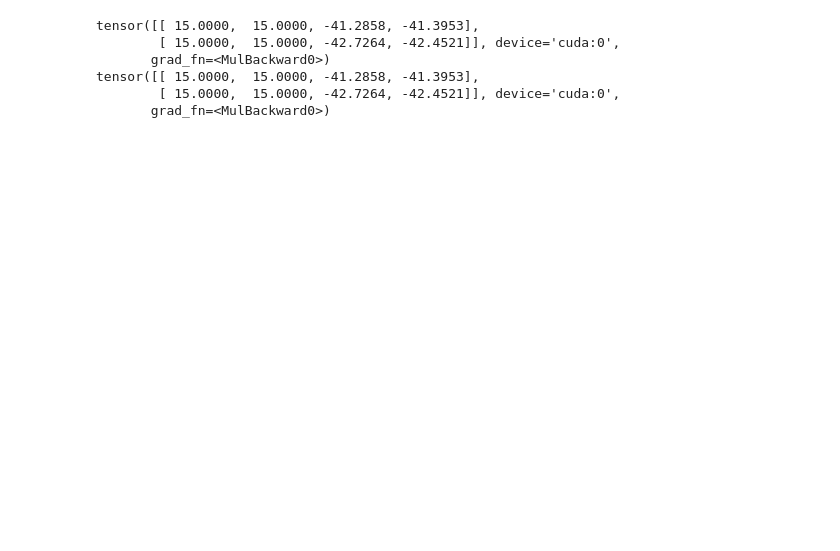
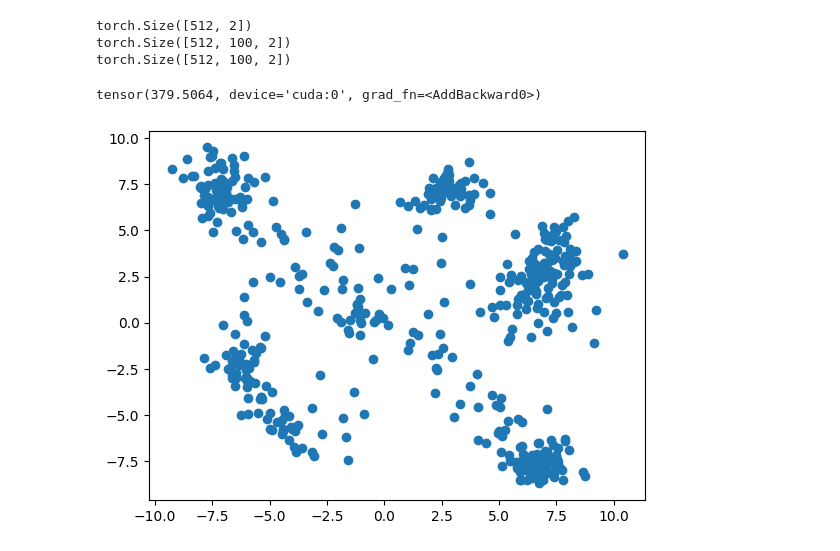
Before and after one commit to KevinRojas1499/variational-sb, a Jupyter notebook: sb_tutorial.ipynb, the cells around one changed output. Drawn from its saved outputs; the diff is of its cells as text; code cells hidden in the pictures; blank space fills up the shorter version.

```diff
--- a/sb_tutorial.ipynb
+++ b/sb_tutorial.ipynb
@@ -41,15 +14,0 @@ sb.forward_score = model_forward
-# %%
-from utils.misc import batch_matrix_product
-
-t = torch.linspace(0,1,2, device=device).unsqueeze(0)
-x = torch.ones((2,4), device=device)
-x[:,-2:]*=3
-print(.5 * sb.beta(t) * batch_matrix_product(-sb.D(t),x))
-print(sb.drift(x,t,True))
-# %% [output]
-tensor([[ 15.0000,  15.0000, -41.2858, -41.3953],
-        [ 15.0000,  15.0000, -42.7264, -42.4521]], device='cuda:0',
-       grad_fn=<MulBackward0>)
-tensor([[ 15.0000,  15.0000, -41.2858, -41.3953],
-        [ 15.0000,  15.0000, -42.7264, -42.4521]], device='cuda:0',
-       grad_fn=<MulBackward0>)
@@ -56,19 +26,51 @@ tensor([[ 15.0000,  15.0000, -41.2858, -41.3953],
 # %%
-data = dataset.sample(1000).to(device=device)
+data = dataset.sample(512).to(device=device)
 # aug_data = torch.cat((data, torch.zeros_like(data)),dim=-1)
 time_pts = torch.linspace(0,1,100, device=device)
-backward = False
+backward = True
 
 
 itr=2000
 model_path = f'./checkpoints/spiral_sb/itr_{itr}'
 
 # model_path = f'./checkpoints/cld/itr_{itr}'
-model_backward = torch.load(os.path.join(model_path,f'backward_ema_{itr}.pt'))
-model_forward = torch.load(os.path.join(model_path,f'forward_ema_{itr}.pt'))
+# model_backward = torch.load(os.path.join(model_path,f'backward_ema_{itr}.pt'))
+# model_forward = torch.load(os.path.join(model_path,f'forward_ema_{itr}.pt'))
 
-sb = utils.sde_lib.SchrodingerBridge(backward_score=model_backward, forward_score=model_forward)
+ckpts = torch.load('checkpoints/guans/stage_8.npz')
+state_dict_backward = ckpts['z_b']
+state_dict_forward = ckpts['z_f']
+state_dict_backward = {k.replace('net.', ''): v for k, v in state_dict_backward.items()}
+state_dict_forward = {k.replace('net.', ''): v for k, v in state_dict_forward.items()}
 
-in_cond = sb.prior_sampling(shape=(*data.shape,),device=data.device) if backward else data
-xt, trajectory, not_learned_policies = sb.get_trajectories_for_loss(in_cond, time_pts,forward=not backward)
-trajectory = trajectory.detach()
+model_backward = ToyPolicy().to(device=device)
+model_backward.load_state_dict(state_dict_backward)
+model_backward.requires_grad_(False)
+model_forward = ToyPolicy().to(device=device)
+model_forward.load_state_dict(state_dict_forward)
+model_forward.requires_grad_(False)
+
+def forward_score(x,t):
+    return model_forward(x,t)/5**.5
+def backward_score(x,t):
+    return model_backward(x,t)/5**.5
+
+
+with torch.no_grad():
+    sb = utils.sde_lib.SchrodingerBridge(backward_score=backward_score, forward_score=forward_score)
+    in_cond = sb.prior_sampling(shape=(*data.shape,),device=data.device) if backward else data
+    xt, trajectory, frozen_policy = sb.get_trajectories_for_loss(in_cond, time_pts,forward=not backward)
+print(xt.shape)
+print(trajectory.shape)
+print(frozen_policy.shape)
+# %% [output]
+torch.Size([512, 2])
+torch.Size([512, 100, 2])
+torch.Size([512, 100, 2])
+# %%
+print(losses.standard_sb_loss(sb,data))
+plt.scatter(xt[:,0].detach().cpu(),xt[:,1].detach().cpu())
+plt.show()
+# %% [output]
+tensor(379.5064, device='cuda:0', grad_fn=<AddBackward0>)
+[figure, added]
```
Also changed, not shown: parts of 5 cells of this notebook, 5 other files.
